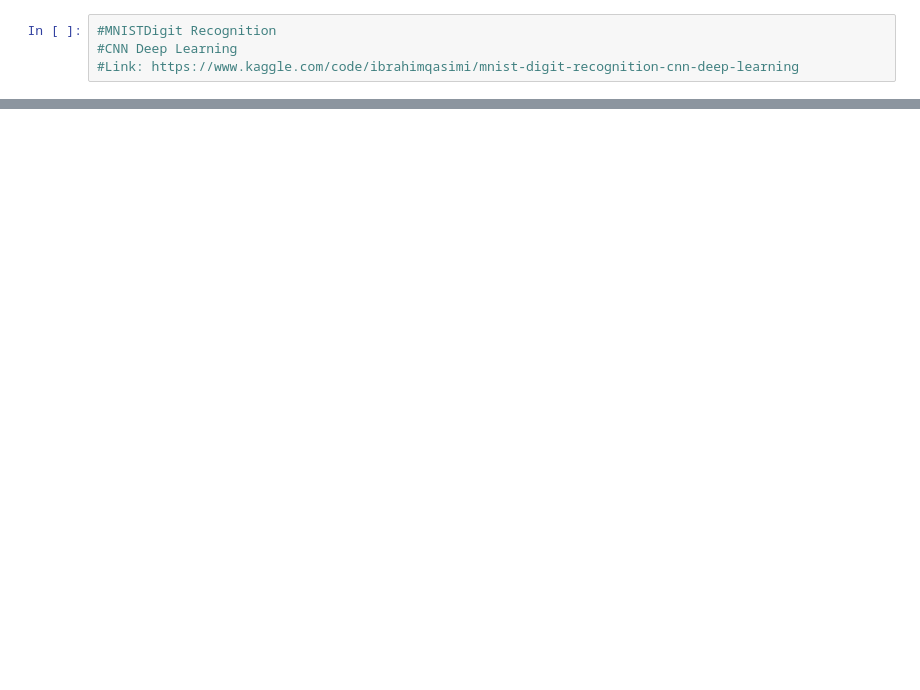
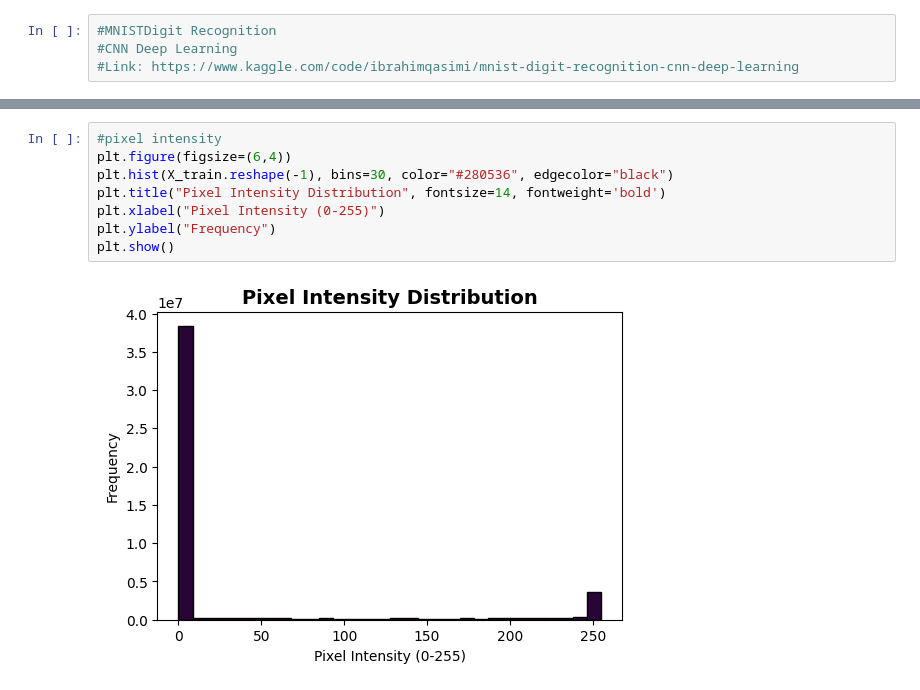
Before and after one commit to nngiabao/MLPractice, a Jupyter notebook: DigitRecognizer.ipynb, the cells around one changed output, grey strips where cells are left out. Drawn from its saved outputs; the diff is of its cells as text; blank space fills up the shorter version.

```diff
--- a/DigitRecognizer.ipynb
+++ b/DigitRecognizer.ipynb
@@ -37,0 +51,10 @@ for epoch in range(num_epochs):
+# %%
+#pixel intensity
+plt.figure(figsize=(6,4))
+plt.hist(X_train.reshape(-1), bins=30, color="#280536", edgecolor="black")
+plt.title("Pixel Intensity Distribution", fontsize=14, fontweight='bold')
+plt.xlabel("Pixel Intensity (0-255)")
+plt.ylabel("Frequency")
+plt.show()
+# %% [output]
+[figure, added]
```
Also changed, not shown: parts of 24 cells of this notebook.
